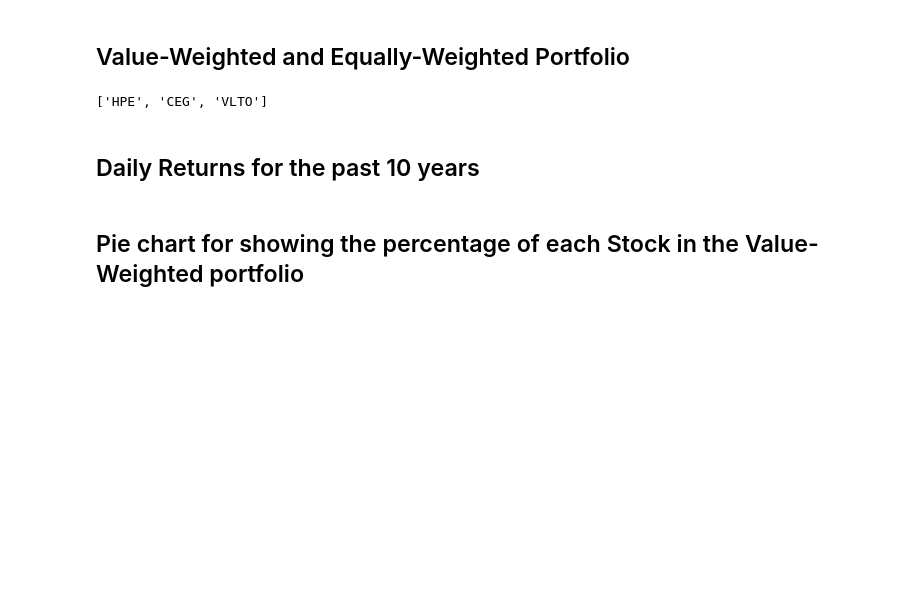
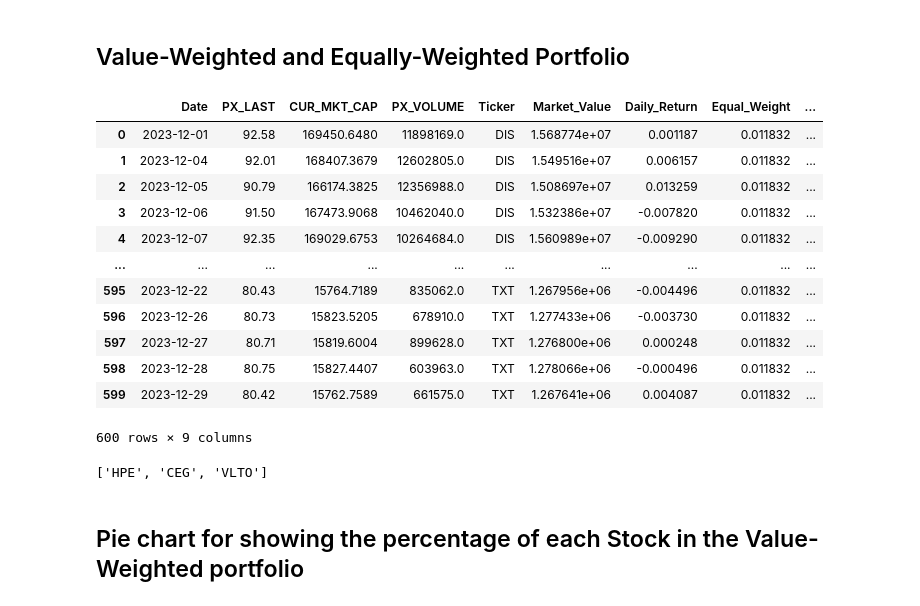
Before and after one commit to williankal/quant_fin, a Jupyter notebook: pedro/part-A.ipynb, the cells around one changed output. Saved outputs shown, nothing was run; the diff lists cells and outputs as text; code cells hidden in the pictures; blank space fills up the shorter version.

Commit message:
refat: rebalance Equal weight

```diff
--- a/pedro/part-A.ipynb
+++ b/pedro/part-A.ipynb
@@ -8,5 +8,6 @@ import plotly.express as px
 
 df = pd.read_csv("../project1-partA/project1_data.csv")
 df_SP500 = pd.read_csv("../project1-partA/sp500_px_open_last.csv")
-df.head()
+df = df.dropna() # VRTX has null PX_LAST in 2015-05-12
+df.info()
 # %% [output]
@@ -18,0 +29,12 @@ df.head()
+# %%
+tickers = df["Ticker"].unique()
+all_tickers_df = []
+
+for tik in tickers:
+    mask = df["Ticker"]==tik
+    last_day_value = df.loc[mask,'PX_LAST'].shift(1)
+    today_value = df.loc[mask,'PX_LAST']
+    df.loc[mask, 'Daily_Return'] = (last_day_value - today_value) / last_day_value
+
+df.loc[df['Daily_Return'].isna(),"Daily_Return"] = 0
+df
@@ -19,15 +55,2 @@ df.head()
 # %% [markdown]
 ## Value-Weighted and Equally-Weighted Portfolio
-# %%
-n_tickers = len(df["Ticker"].unique())
-
-df['Date'] = pd.to_datetime(df['Date'])
-
-# Column called total market value that is the total market value per day
-df["Total_Market_Value_Day"] = df.groupby('Date')['Market_Value'].transform("sum")
-
-# Value Weight column
-df["Value_Weight"] = df["Market_Value"] / df["Total_Market_Value_Day"]
-
-# Equal Weight column
-df["Equal_Weight"] = 1 / n_tickers
@@ -36,3 +108,19 @@ a = df["Ticker"].unique()
+# %%
+dfs_by_month_year[(2023, 12)]
+# %% [output]
+|  | Date | PX_LAST | CUR_MKT_CAP | PX_VOLUME | Ticker | Market_Value | Daily_Return | Equal_Weight | ... |
+| 0 | 2023-12-01 | 92.58 | 169450.6480 | 11898169.0 | DIS | 1.568774e+07 | 0.001187 | 0.011832 | ... |
+| 1 | 2023-12-04 | 92.01 | 168407.3679 | 12602805.0 | DIS | 1.549516e+07 | 0.006157 | 0.011832 | ... |
+| 2 | 2023-12-05 | 90.79 | 166174.3825 | 12356988.0 | DIS | 1.508697e+07 | 0.013259 | 0.011832 | ... |
+| 3 | 2023-12-06 | 91.50 | 167473.9068 | 10462040.0 | DIS | 1.532386e+07 | -0.007820 | 0.011832 | ... |
+| 4 | 2023-12-07 | 92.35 | 169029.6753 | 10264684.0 | DIS | 1.560989e+07 | -0.009290 | 0.011832 | ... |
+| ... | ... | ... | ... | ... | ... | ... | ... | ... | ... |
+| 595 | 2023-12-22 | 80.43 | 15764.7189 | 835062.0 | TXT | 1.267956e+06 | -0.004496 | 0.011832 | ... |
+| 596 | 2023-12-26 | 80.73 | 15823.5205 | 678910.0 | TXT | 1.277433e+06 | -0.003730 | 0.011832 | ... |
+| 597 | 2023-12-27 | 80.71 | 15819.6004 | 899628.0 | TXT | 1.276800e+06 | 0.000248 | 0.011832 | ... |
+| 598 | 2023-12-28 | 80.75 | 15827.4407 | 603963.0 | TXT | 1.278066e+06 | -0.000496 | 0.011832 | ... |
+| 599 | 2023-12-29 | 80.42 | 15762.7589 | 661575.0 | TXT | 1.267641e+06 | 0.004087 | 0.011832 | ... |
+600 rows × 9 columns
 # %%
 number_of_tickers_each_day = df.groupby("Date")["Ticker"].unique()
 b = number_of_tickers_each_day.iloc[1]
@@ -42,5 +130,3 @@ result = [item for item in a if item not in b]
 print(result)  # Output: ['apple']
 # %% [output]
 ['HPE', 'CEG', 'VLTO']
-# %% [markdown]
-## Daily Returns for the past 10 years
```
Also changed, not shown: parts of 6 cells of this notebook, 2 other files.
